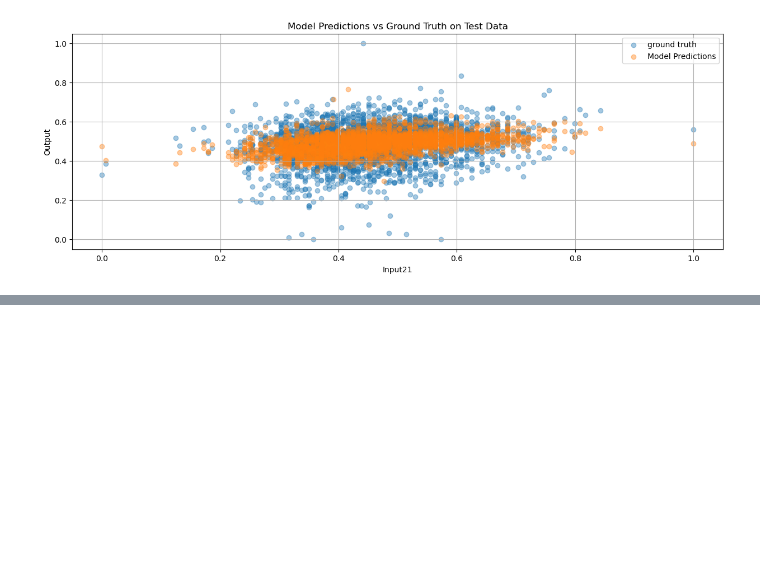
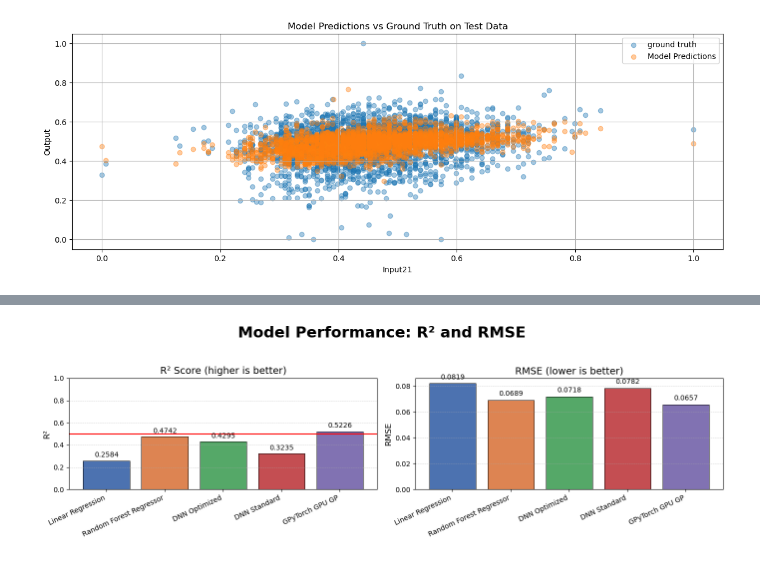
Before and after one commit to marker1401/Steel_Prod_Data, a Jupyter notebook: src/notebooks/notebook.ipynb, the cells around one changed output, grey strips where cells are left out. Saved outputs shown, nothing was run; the diff lists cells and outputs as text; code cells hidden in the pictures; blank space fills up the shorter version.

```diff
--- a/src/notebooks/notebook.ipynb
+++ b/src/notebooks/notebook.ipynb
@@ -512,0 +530,76 @@ plt.show()
+# %%
+import numpy as np
+import matplotlib.pyplot as plt
+from sklearn.metrics import r2_score, mean_squared_error
+
+names = ['Linear Regression', 'Random Forest Regressor', 'DNN Optimized', 'DNN Standard', 'GPyTorch GPU GP']
+models_map = {
+    'Linear Regression': globals().get('model_lr'),
+    'Random Forest Regressor': globals().get('model_rfreg'),
+    'DNN Optimized': globals().get('model_dnnopt'),
+    'DNN Standard': globals().get('model_dnnstd'),
+    'GPyTorch GPU GP': globals().get('model_gt'),
+}
+r2_list = []
+rmse_list = []
+for n in names:
+    if n == 'GPyTorch GPU GP':  #Pytorch model needs special handling as in above cell
+        with torch.no_grad():
+            preds = likelihood(model_gt(X_test_t)) #equal to scikit learn .predict()
+            preds = preds.mean.cpu().numpy() #convert to numpy on CPU
+    else:
+        mdl = models_map.get(n)
+        preds = mdl.predict(X_test)
+        preds = np.asarray(preds).reshape(-1)
+
+    r2 = r2_score(y_test, preds)
+    mse = mean_squared_error(y_test, preds)
+    rmse = np.sqrt(mse)
+    r2_list.append(r2)
+    rmse_list.append(rmse)
+
+r2s = np.array(r2_list, dtype=float)
+rmses = np.array(rmse_list, dtype=float)
+
+
+colors = ['#4C72B0', '#DD8452', '#55A868', '#C44E52', '#8172B2']
+
+# Create wide figure with two subplots side-by-side
+fig = plt.figure(figsize=(14, 4.5))
+fig.suptitle('Model Performance: R² and RMSE', fontsize=22, fontweight='bold')
+
+# Left subplot: R²
+ax1 = fig.add_subplot(1, 2, 1)
+x = np.arange(len(names))
+bars1 = ax1.bar(x, r2s, color=colors, edgecolor='black', linewidth=0.7)
+ax1.set_xticks(x)
+ax1.set_xticklabels(names, rotation=25, ha='right', fontsize=10)
+ax1.set_ylabel('R²', fontsize=12)
+ax1.set_ylim(0.0, 1.0)
+ax1.set_title('R² Score (higher is better)', fontsize=14)
+ax1.yaxis.grid(True, linestyle='--', linewidth=0.6, alpha=0.6)
+plt.axhline(y=0.50, color='r', linestyle='-', label='50% R2')
+
+# Add numeric labels above each R² bar
+for rect, val in zip(bars1, r2s):
+    height = rect.get_height()
+    ax1.text(rect.get_x() + rect.get_width() / 2, height + 0.02, f'{val:.4f}', ha='center', va='bottom', fontsize=10)
+
+# Right subplot: RMSE
+ax2 = fig.add_subplot(1, 2, 2)
+bars2 = ax2.bar(x, rmses, color=colors, edgecolor='black', linewidth=0.7)
+ax2.set_xticks(x)
+ax2.set_xticklabels(names, rotation=25, ha='right', fontsize=10)
+ax2.set_ylabel('RMSE', fontsize=12)
+ax2.set_title('RMSE (lower is better)', fontsize=14)
+ax2.yaxis.grid(True, linestyle='--', linewidth=0.6, alpha=0.6)
+
+# Add numeric labels above each RMSE bar
+for rect, val in zip(bars2, rmses):
+    height = rect.get_height()
+    ax2.text(rect.get_x() + rect.get_width() / 2, height + 0.0022, f'{val:.4f}', ha='center', va='bottom', fontsize=10)
+
+# Tidy layout and show
+plt.tight_layout(rect=[0, 0, 1, 0.93])
+plt.show()
+# %% [output]
@@ -512,0 +608 @@ plt.show()
+[figure, added]
```
Also changed, not shown: parts of 14 cells of this notebook.
